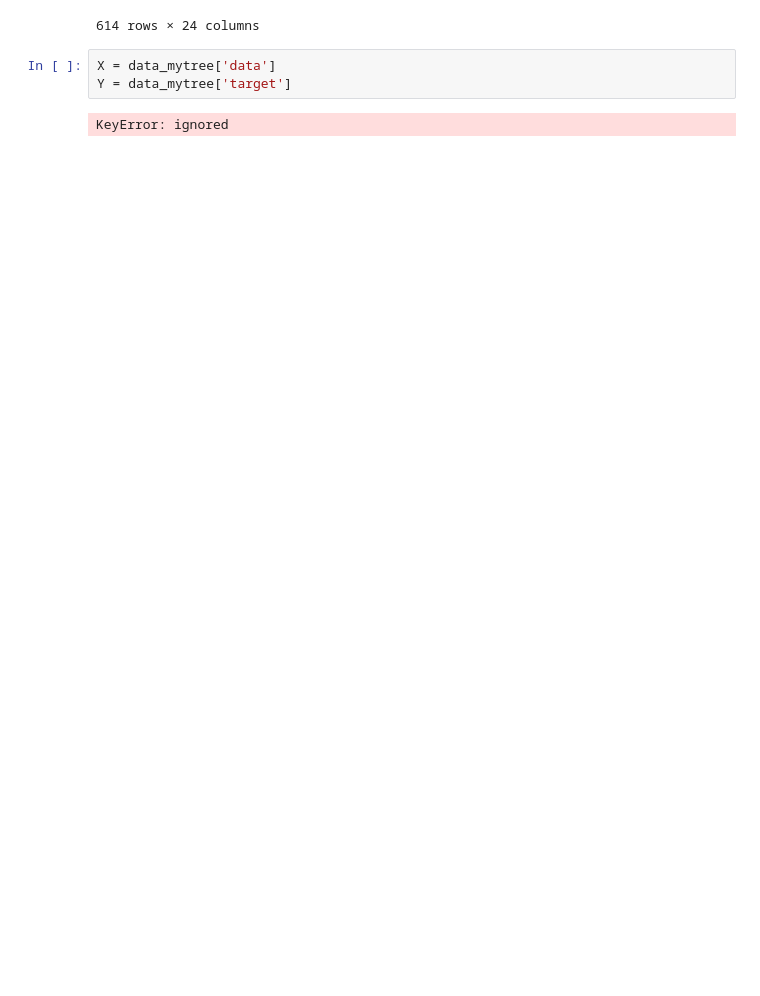
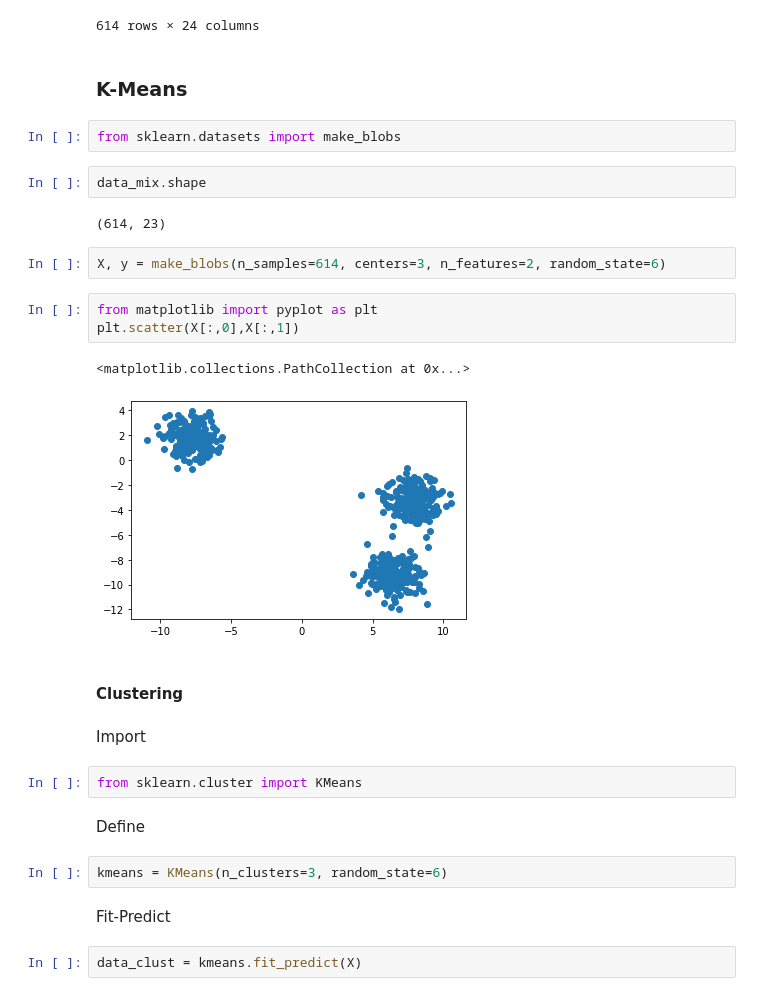
Before and after one commit to PhinyadaPhen/DWDM21, a Jupyter notebook: ProjectFinal.ipynb, the cells around one changed output. Saved outputs shown, nothing was run; the diff lists cells and outputs as text; blank space fills up the shorter version.

```diff
--- a/ProjectFinal.ipynb
+++ b/ProjectFinal.ipynb
@@ -615,8 +615,33 @@ data_mytree
 | 612 | 612 | นราธิวาส | th-nw | 489944 | 570973 | 589690 | 635910 | 646020 | ... |
 | 613 | 613 | นราธิวาส | th-nw | 489944 | 570973 | 589690 | 635910 | 646020 | ... |
 614 rows × 24 columns
-# %%
-X = data_mytree['data']
-Y = data_mytree['target']
-# %% [output]
-KeyError: ignored
+# %% [markdown]
+### K-Means
+# %%
+from sklearn.datasets import make_blobs
+# %%
+data_mix.shape
+# %% [output]
+(614, 23)
+# %%
+X, y = make_blobs(n_samples=614, centers=3, n_features=2, random_state=6)
+# %%
+from matplotlib import pyplot as plt
+plt.scatter(X[:,0],X[:,1])
+# %% [output]
+<matplotlib.collections.PathCollection at 0x...>
+[figure, added]
+# %% [markdown]
+#### Clustering
+# %% [markdown]
+Import
+# %%
+from sklearn.cluster import KMeans
+# %% [markdown]
+Define
+# %%
+kmeans = KMeans(n_clusters=3, random_state=6)
+# %% [markdown]
+Fit-Predict
+# %%
+data_clust = kmeans.fit_predict(X)
```
Also changed, not shown: parts of 6 cells of this notebook.
